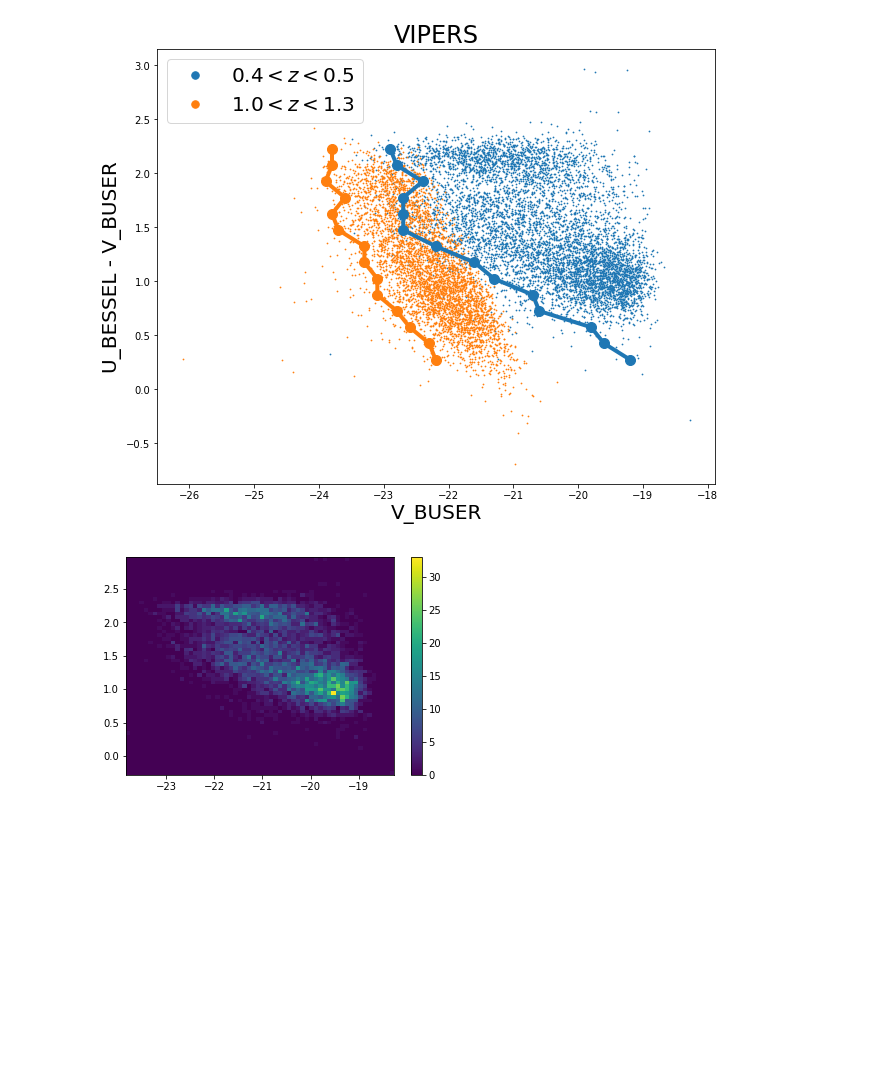
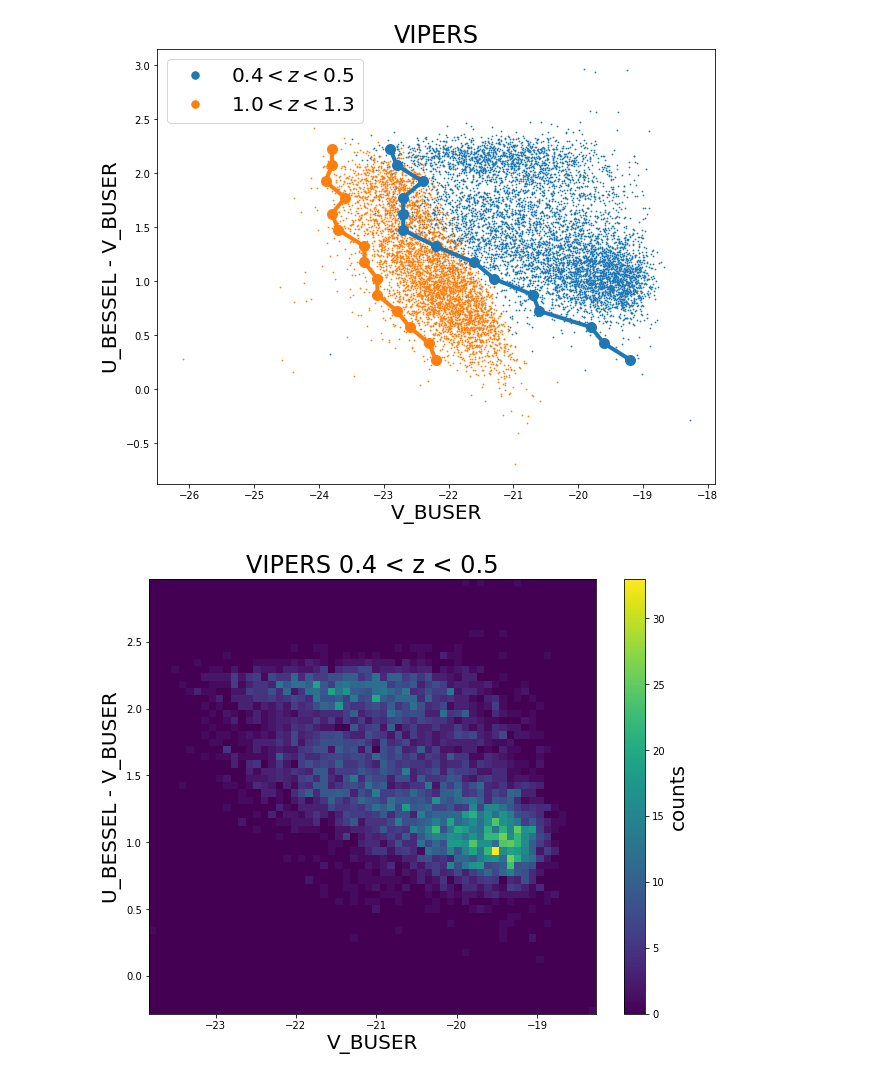
Before and after one commit to GiorgioManzoni/VIPERS_GALFORM, a Jupyter notebook: 009_John_Helly_edge.ipynb, the cells around one changed output. Drawn from its saved outputs; the diff is of its cells as text; code cells hidden in the pictures; blank space fills up the shorter version.

Commit message:
Adjusted size and labels of plots

```diff
--- a/009_John_Helly_edge.ipynb
+++ b/009_John_Helly_edge.ipynb
@@ -304,11 +305,15 @@ plt.show()
 # %% [output]
 [figure]
 # %%
+plt.figure(figsize=(10,8))
 plt.hist2d(V_vip[z_low_vip],UV_vip[z_low_vip],bins=60)
-plt.colorbar()
+plt.xlabel("V_BUSER")
+plt.ylabel("U_BESSEL - V_BUSER")
+plt.title("VIPERS 0.4 < z < 0.5")
+plt.colorbar(label='counts')
 plt.show()
 # %% [output]
-[figure, old version]
+[figure, new version]
 # %%
 counts_vip_zl,x_edges_vip_zl,y_edges_vip_zl =np.histogram2d(V_vip[z_low_vip],UV_vip[z_low_vip],bins=60)
 # %%
```
Also changed, not shown: parts of 4 cells of this notebook.
